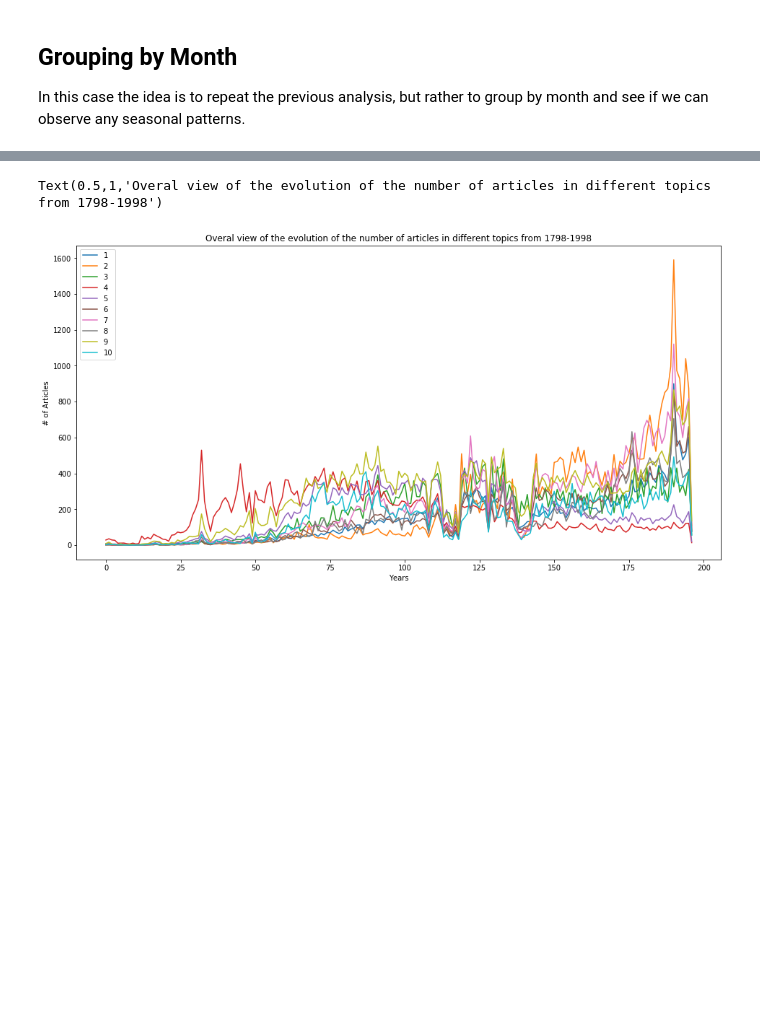
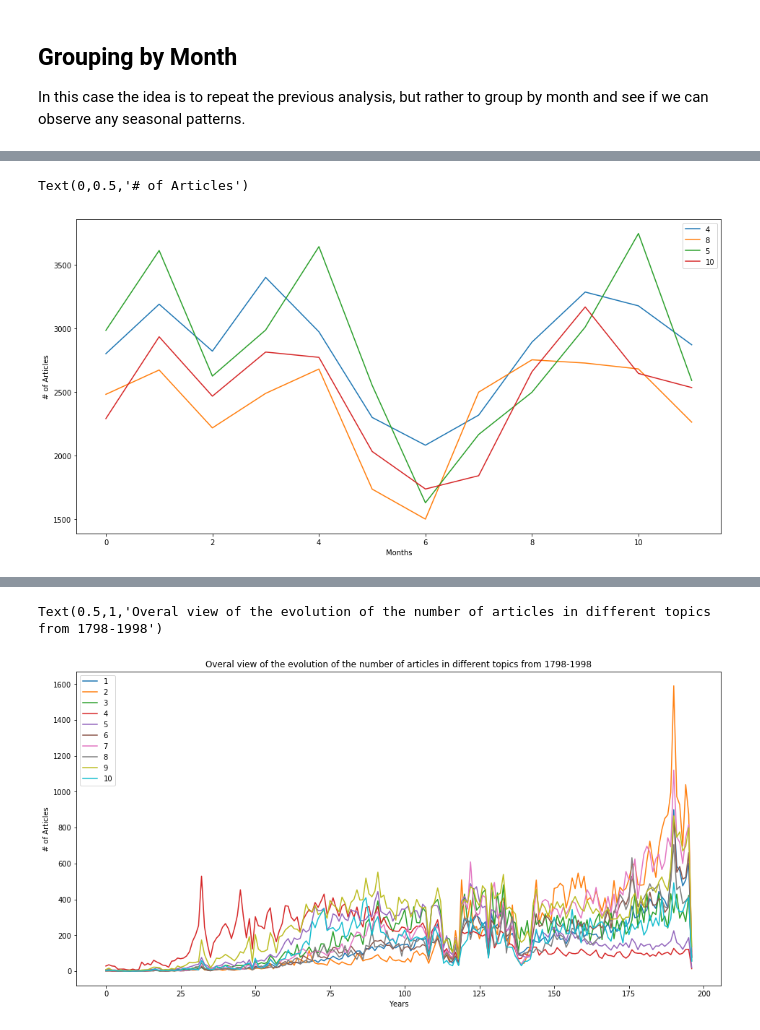
Before and after one commit to denhardt/ADA2017_GroupWork, a Jupyter notebook: Project/Milestone 3.ipynb, the cells around one changed output, grey strips where cells are left out. Saved outputs shown, nothing was run; the diff lists cells and outputs as text; code cells hidden in the pictures; blank space fills up the shorter version.

Commit message:
MNT: grouping by month

```diff
--- a/Project/Milestone 3.ipynb
+++ b/Project/Milestone 3.ipynb
@@ -267,0 +327,5 @@ In this case the idea is to repeat the previous analysis, but rather to group by
+# %%
+# df_month.to_csv('df_month.csv')
+df_month = pd.read_csv('df_month.csv')
+df_month = df_month.drop(['Unnamed: 0'],axis=1)
+df_month.head()
@@ -267,0 +339,11 @@ In this case the idea is to repeat the previous analysis, but rather to group by
+# %%
+ax = df_month['4'].plot(kind='line', figsize=(16,8), legend=True)
+ax = df_month['8'].plot(kind='line', figsize=(16,8), legend=True)
+ax = df_month['5'].plot(kind='line', figsize=(16,8), legend=True)
+ax = df_month['10'].plot(kind='line', figsize=(16,8), legend=True)
+ax.set_xlabel('Months')
+ax.set_ylabel('# of Articles')
+ax.set_title('# of Articles per month from selected topics, from 1798-1998');
+# %% [output]
+Text(0,0.5,'# of Articles')
+[figure, added]
```
Also changed, not shown: parts of 26 cells of this notebook.
